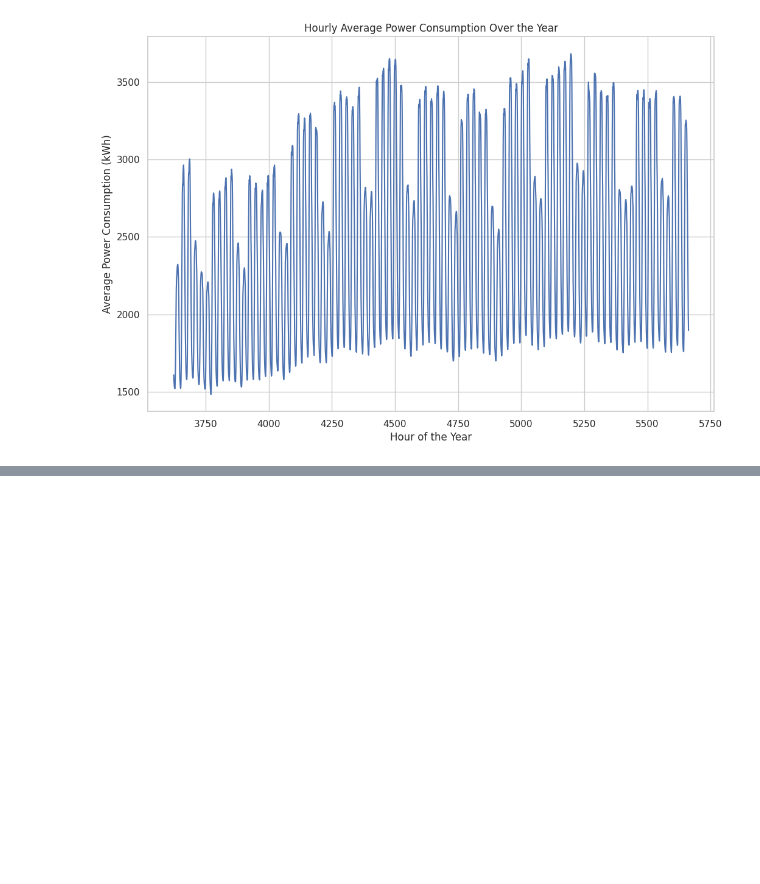
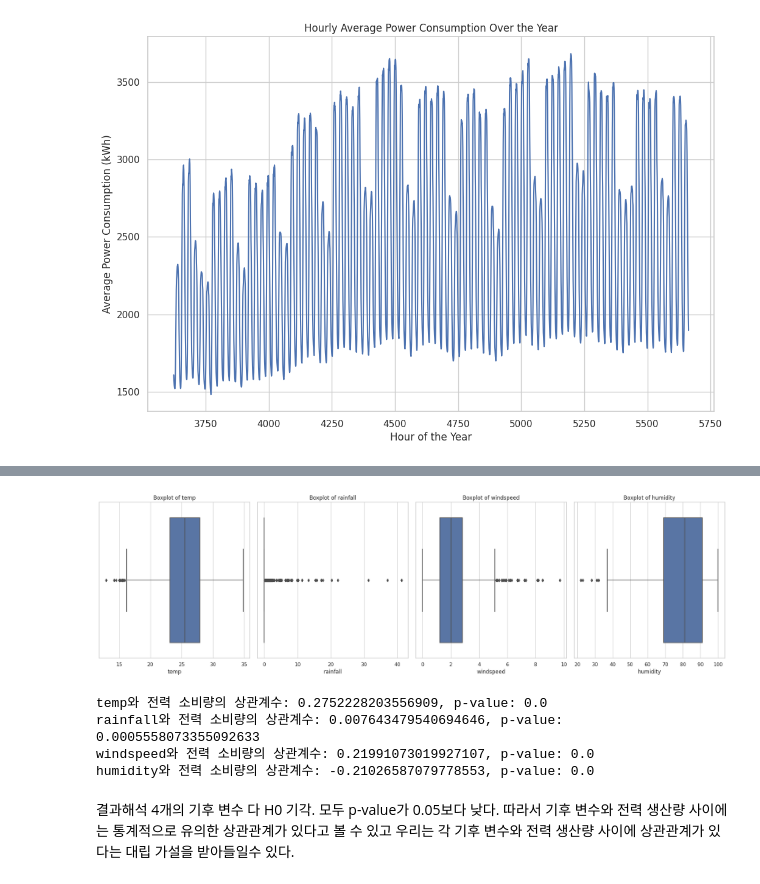
Before and after one commit to life-ofpi/SDATP, a Jupyter notebook: sda_project_jinseo.ipynb, the cells around one changed output, grey strips where cells are left out. Cells and saved outputs as stored; diff of their text form; code cells hidden in the pictures; blank space fills up the shorter version.

```diff
--- a/sda_project_jinseo.ipynb
+++ b/sda_project_jinseo.ipynb
@@ -317,0 +368,34 @@ plt.show()
+# %%
+#이상치 확인
+def plot_sampled_boxplots(dataframe, independent_vars, dependent_var, sample_size=1000):
+    sampled_data = dataframe.sample(n=sample_size)
+    fig, axs = plt.subplots(1, len(independent_vars), figsize=(5 * len(independent_vars), 6))
+
+    for i, ivar in enumerate(independent_vars):
+        sns.boxplot(x=sampled_data[ivar], ax=axs[i])
+        axs[i].set_title(f'Boxplot of {ivar}')
+
+    plt.tight_layout()
+    plt.show()
+plot_sampled_boxplots(train, ['temp', 'rainfall', 'windspeed', 'humidity'], 'power_consumption')
+# %% [output]
+[figure, added]
+# %%
+#비정규, outlier 존재, 비선형패턴이므로 data의 rank를 이용하여 상관관계 계산
+#non-parametric correlation.
+from scipy import stats
+climate_variables = train[['temp', 'rainfall', 'windspeed', 'humidity']]
+power_consumption = train['power_consumption']
+
+for variable in climate_variables.columns:
+    correlation, p_value = stats.spearmanr(climate_variables[variable], power_consumption)
+    print(f'{variable}와 전력 소비량의 상관계수: {correlation}, p-value: {p_value}')
+# %% [output]
+temp와 전력 소비량의 상관계수: 0.2752228203556909, p-value: 0.0
+rainfall와 전력 소비량의 상관계수: 0.007643479540694646, p-value: 0.0005558073355092633
+windspeed와 전력 소비량의 상관계수: 0.21991073019927107, p-value: 0.0
+humidity와 전력 소비량의 상관계수: -0.21026587079778553, p-value: 0.0
+# %% [markdown]
+결과해석
+4개의 기후 변수 다 H0 기각. 모두 p-value가 0.05보다 낮다.
+따라서 기후 변수와 전력 생산량 사이에는 통계적으로 유의한 상관관계가 있다고 볼 수 있고 우리는 각 기후 변수와 전력 생산량 사이에 상관관계가 있다는 대립 가설을 받아들일수 있다.
```
Also changed, not shown: parts of 7 cells of this notebook.
